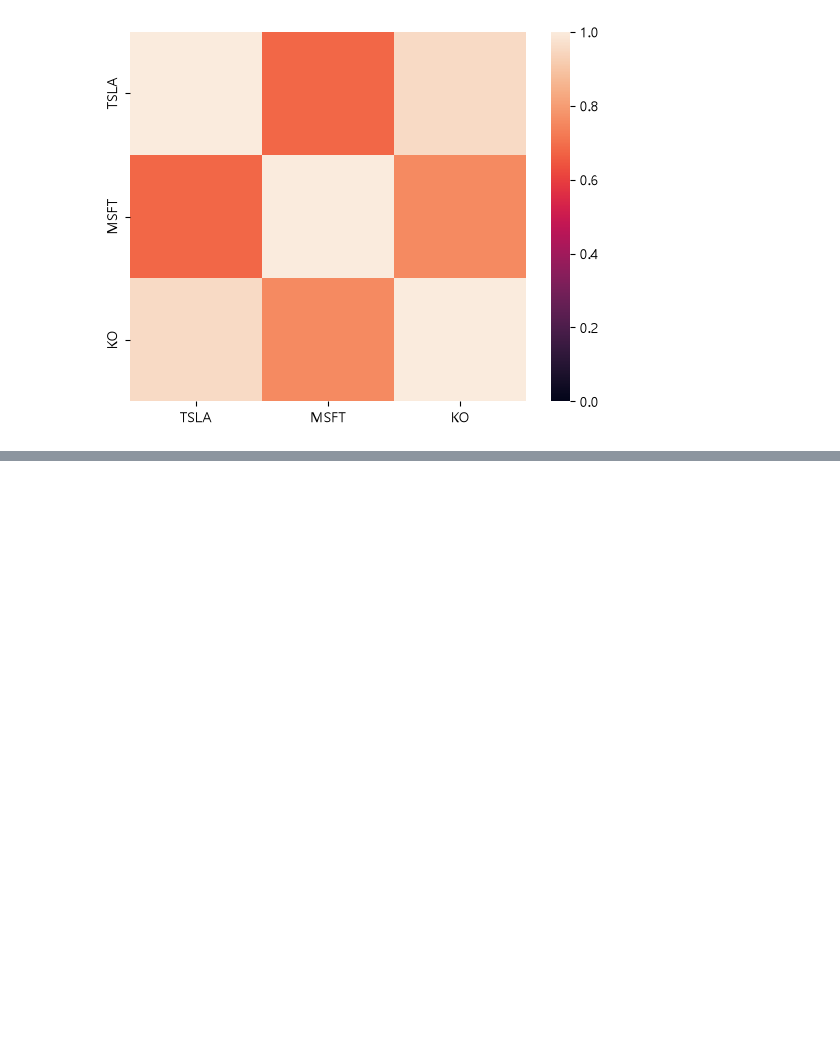
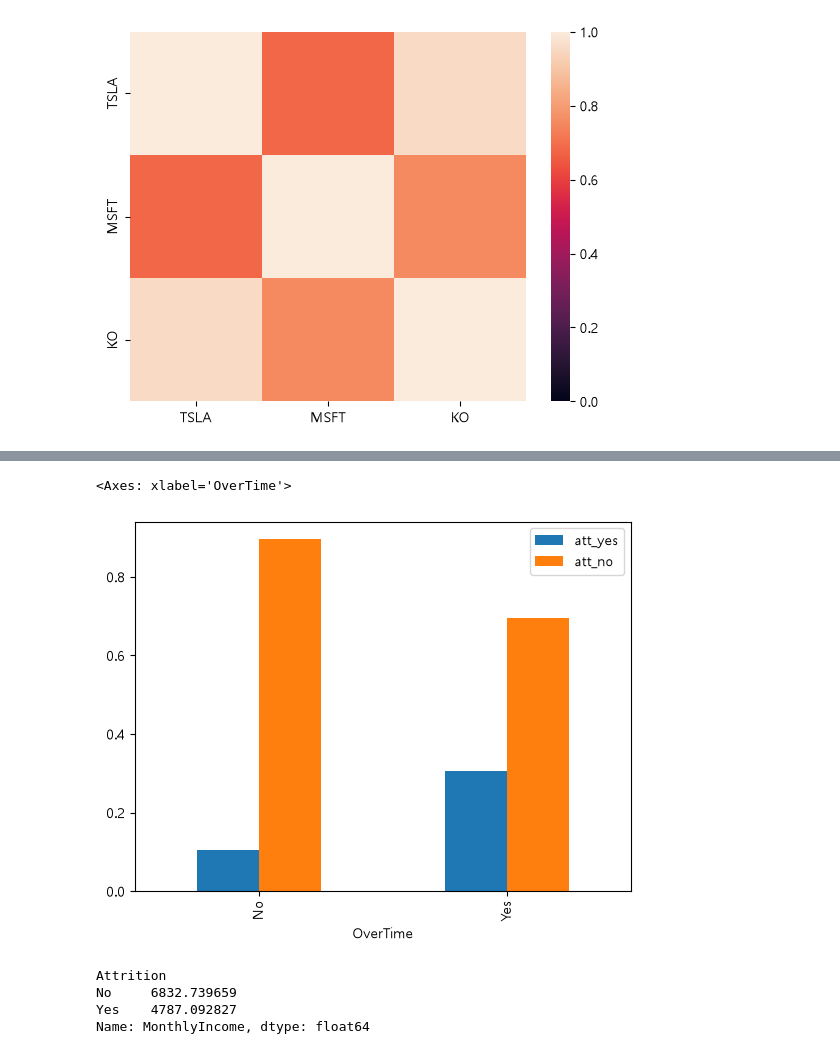
Before and after one commit to shoh03/kdt-data-analysis, a Jupyter notebook: 연습장.ipynb, the cells around one changed output, grey strips where cells are left out. Saved outputs shown, nothing was run; the diff lists cells and outputs as text; code cells hidden in the pictures; blank space fills up the shorter version.

```diff
--- a/연습장.ipynb
+++ b/연습장.ipynb
@@ -936,0 +970,13 @@ sns.heatmap(data=close_df.corr(numeric_only=True),vmin=0)
+# %%
+overtime_attrition.plot(kind="bar")
+# %% [output]
+<Axes: xlabel='OverTime'>
+[figure, added]
+# %%
+# 이직한 직원(Attrition = Yes)과 잔류한 직원(No)의 월소득(MonthlyIncome) 평균 및 분포 차이 비교
+hr_df.groupby("Attrition")["MonthlyIncome"].mean()
+# %% [output]
+Attrition
+No     6832.739659
+Yes    4787.092827
+Name: MonthlyIncome, dtype: float64
```
Also changed, not shown: parts of 17 cells of this notebook.
